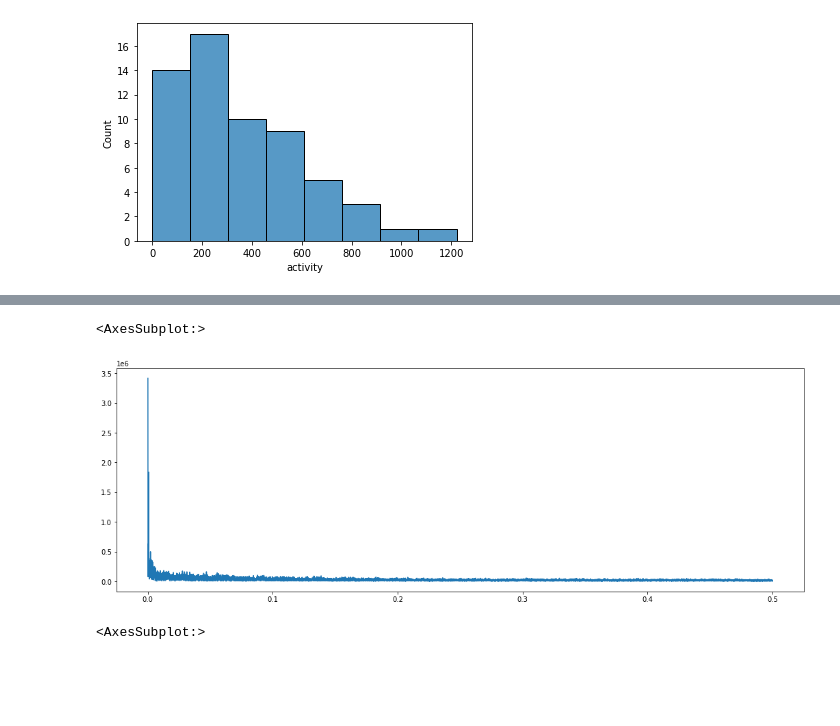
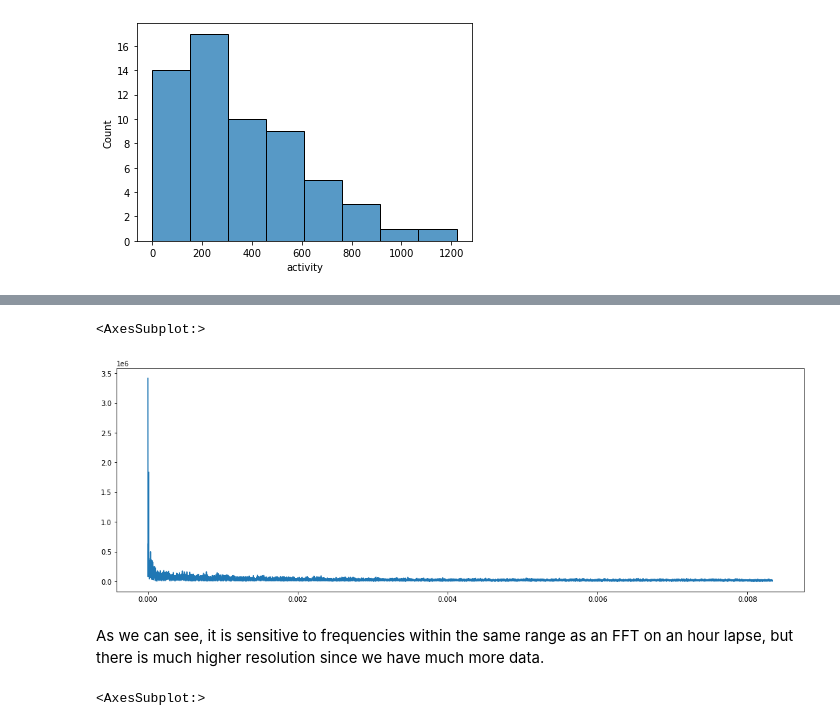
Before and after one commit to mattlegro/MDD-Classification-Project, a Jupyter notebook: preprocessing_and_features.ipynb, the cells around one changed output, grey strips where cells are left out. Saved outputs shown, nothing was run; the diff lists cells and outputs as text; code cells hidden in the pictures; blank space fills up the shorter version.

```diff
--- a/preprocessing_and_features.ipynb
+++ b/preprocessing_and_features.ipynb
@@ -255,12 +251,15 @@ sns.histplot(data = condition_dfs['condition_1'].iloc[:60], x = 'activity');
 # %%
 peaks_arr = abs(np.fft.rfft(condition_dfs['condition_1'].activity))
 n = len(condition_dfs['condition_1'].activity)
-freq_arr = np.fft.rfftfreq(n)
+fs = 1/60
+freq_arr = np.fft.rfftfreq(n,d=1/fs)
 fig6, ax6 = plt.subplots(figsize = (18,6))
 sns.lineplot(y=peaks_arr,x=freq_arr)
 # %% [output]
 <AxesSubplot:>
-[figure, old version]
+[figure, new version]
+# %% [markdown]
+As we can see, it is sensitive to frequencies within the same range as an FFT on an hour lapse, but there is much higher resolution since we have much more data.
 # %%
 N = len(condition_dfs['condition_5'].activity)
 T = N * 60
```
Also changed, not shown: parts of 69 cells of this notebook, 1 other file.
